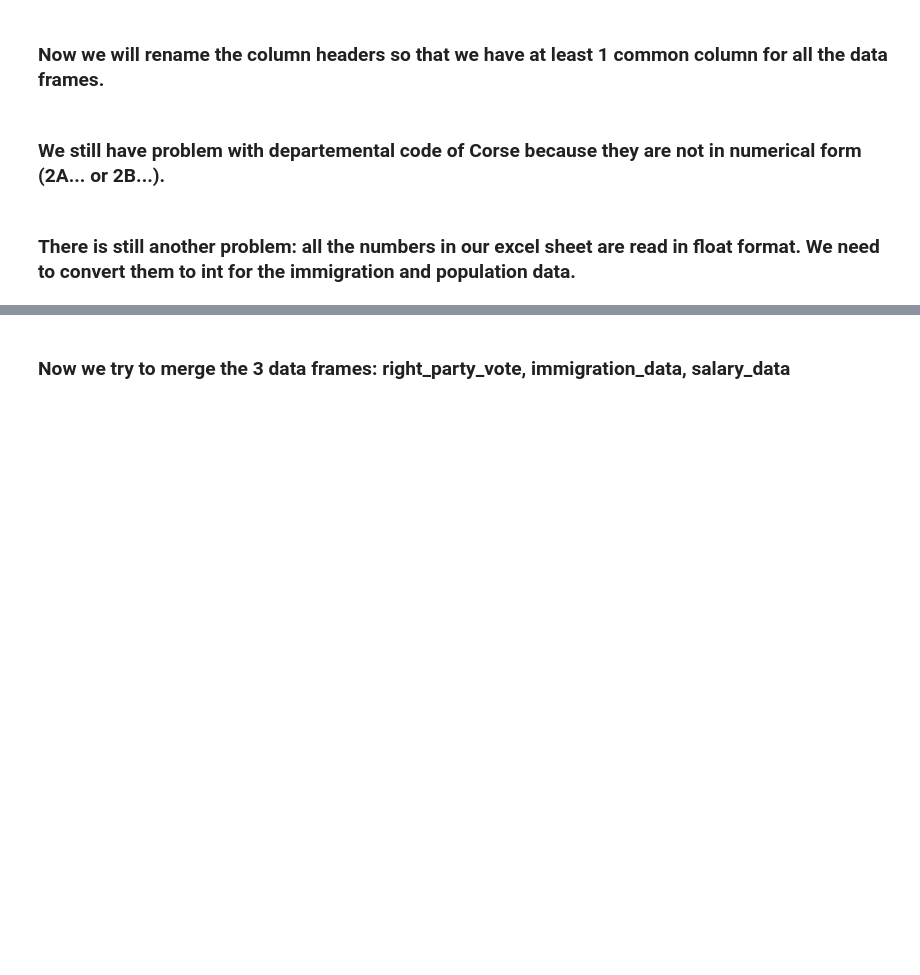
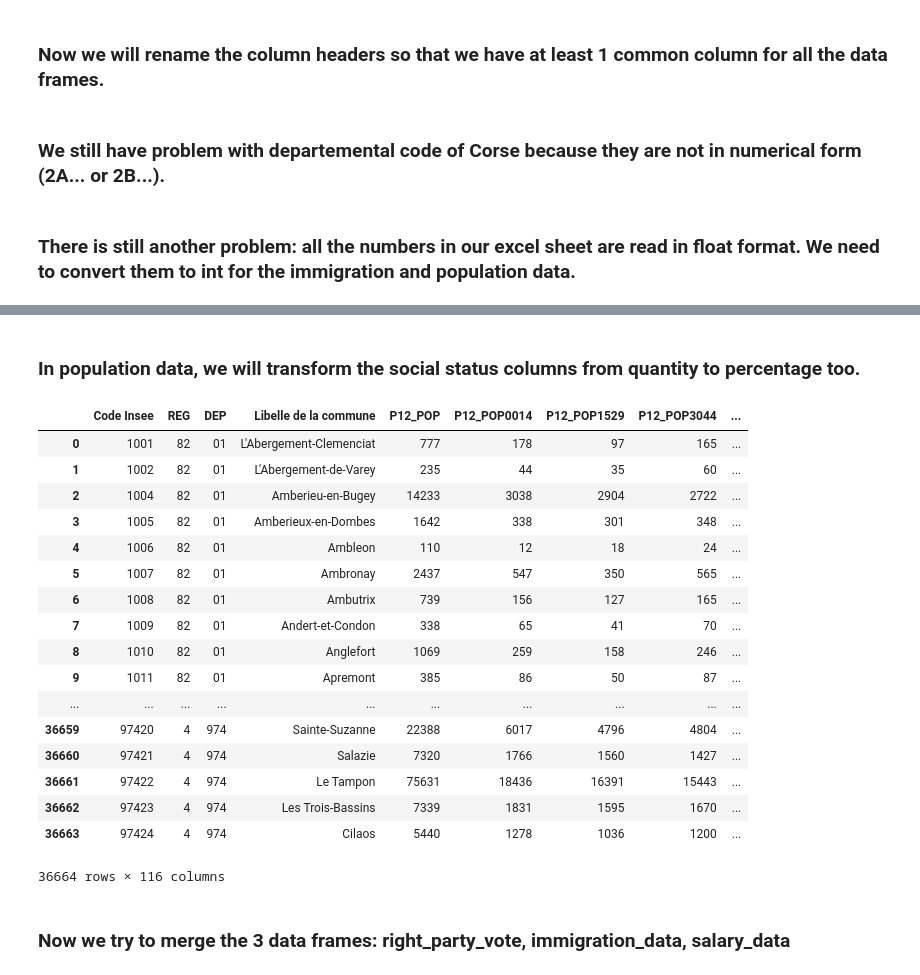
Before and after one commit to du-phan/Electoral-Analysis, a Jupyter notebook: supplementary_data_cleaning.ipynb, the cells around one changed output, grey strips where cells are left out. Drawn from its saved outputs; the diff is of its cells as text; code cells hidden in the pictures; blank space fills up the shorter version.

Commit message:
add percentage column

```diff
--- a/supplementary_data_cleaning.ipynb
+++ b/supplementary_data_cleaning.ipynb
@@ -104,3 +116,37 @@ immigration_data = add_total_immigrant_variable(immigration_data)
+# %% [markdown]
+### In population data, we will transform the social status columns from quantity to percentage too.
+# %%
+def social_status_percentage(data):
+    new_data = data.copy()
+    status_list = ['C12_POP15P_CS1', 'C12_POP15P_CS2','C12_POP15P_CS3','C12_POP15P_CS4','C12_POP15P_CS5',
+                   'C12_POP15P_CS6','C12_POP15P_CS7','C12_POP15P_CS8']
+    adult_population = new_data['C12_POP15P']
+    for col in status_list:
+        new_data['% '+ col] = (new_data[col] / adult_population)*100
+    return new_data
+# %%
+population_data = social_status_percentage(population_data)
+# %%
+population_data
+# %% [output]
+|  | Code Insee | REG | DEP | Libelle de la commune | P12_POP | P12_POP0014 | P12_POP1529 | P12_POP3044 | ... |
+| 0 | 1001 | 82 | 01 | L'Abergement-Clemenciat | 777 | 178 | 97 | 165 | ... |
+| 1 | 1002 | 82 | 01 | L'Abergement-de-Varey | 235 | 44 | 35 | 60 | ... |
+| 2 | 1004 | 82 | 01 | Amberieu-en-Bugey | 14233 | 3038 | 2904 | 2722 | ... |
+| 3 | 1005 | 82 | 01 | Amberieux-en-Dombes | 1642 | 338 | 301 | 348 | ... |
+| 4 | 1006 | 82 | 01 | Ambleon | 110 | 12 | 18 | 24 | ... |
+| 5 | 1007 | 82 | 01 | Ambronay | 2437 | 547 | 350 | 565 | ... |
+| 6 | 1008 | 82 | 01 | Ambutrix | 739 | 156 | 127 | 165 | ... |
+| 7 | 1009 | 82 | 01 | Andert-et-Condon | 338 | 65 | 41 | 70 | ... |
+| 8 | 1010 | 82 | 01 | Anglefort | 1069 | 259 | 158 | 246 | ... |
+| 9 | 1011 | 82 | 01 | Apremont | 385 | 86 | 50 | 87 | ... |
+| ... | ... | ... | ... | ... | ... | ... | ... | ... | ... |
+| 36659 | 97420 | 4 | 974 | Sainte-Suzanne | 22388 | 6017 | 4796 | 4804 | ... |
+| 36660 | 97421 | 4 | 974 | Salazie | 7320 | 1766 | 1560 | 1427 | ... |
+| 36661 | 97422 | 4 | 974 | Le Tampon | 75631 | 18436 | 16391 | 15443 | ... |
+| 36662 | 97423 | 4 | 974 | Les Trois-Bassins | 7339 | 1831 | 1595 | 1670 | ... |
+| 36663 | 97424 | 4 | 974 | Cilaos | 5440 | 1278 | 1036 | 1200 | ... |
+36664 rows × 116 columns
 # %% [markdown]
 ### Now we try to merge the 3 data frames: right_party_vote, immigration_data, salary_data
 # %%
```
Also changed, not shown: parts of 4 cells of this notebook.
